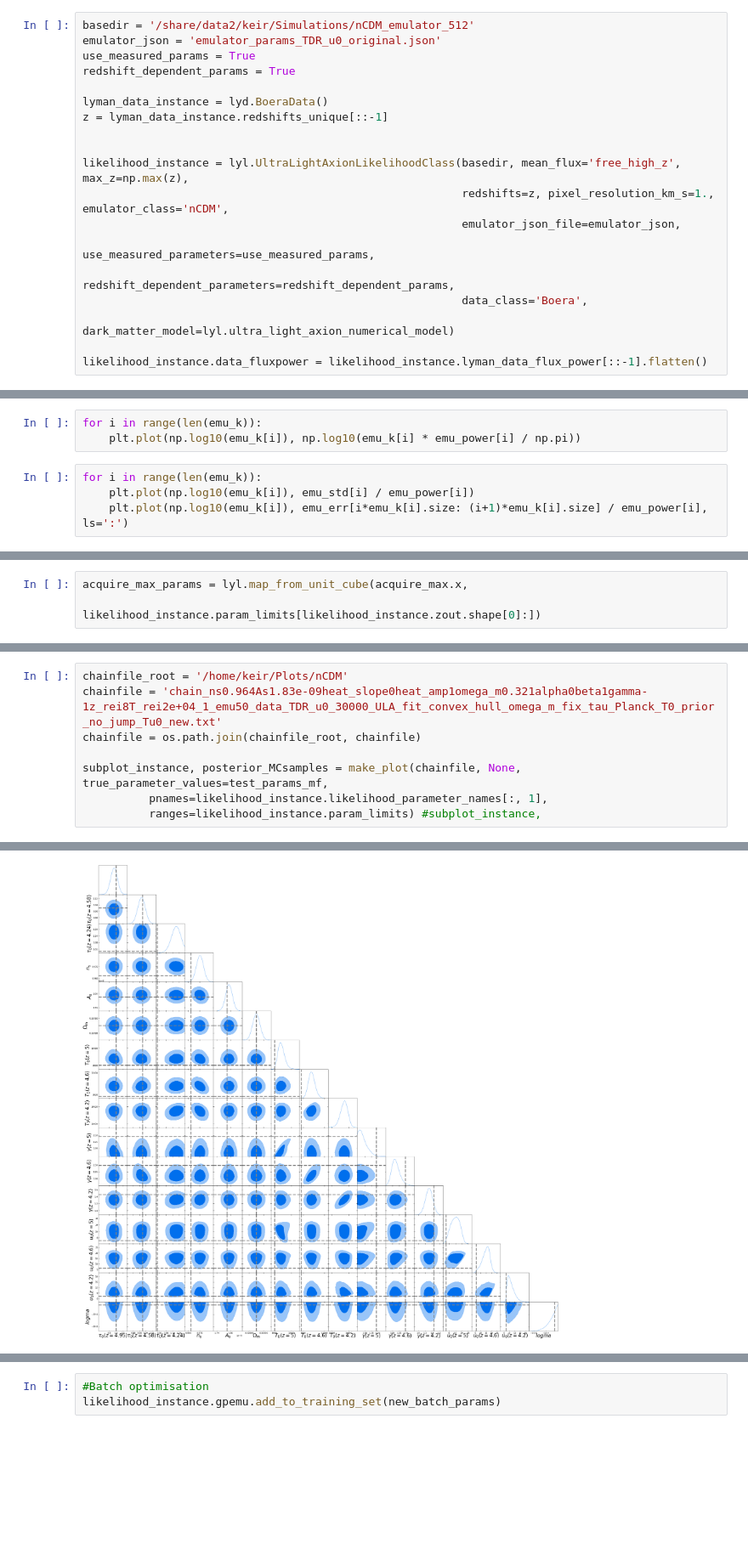
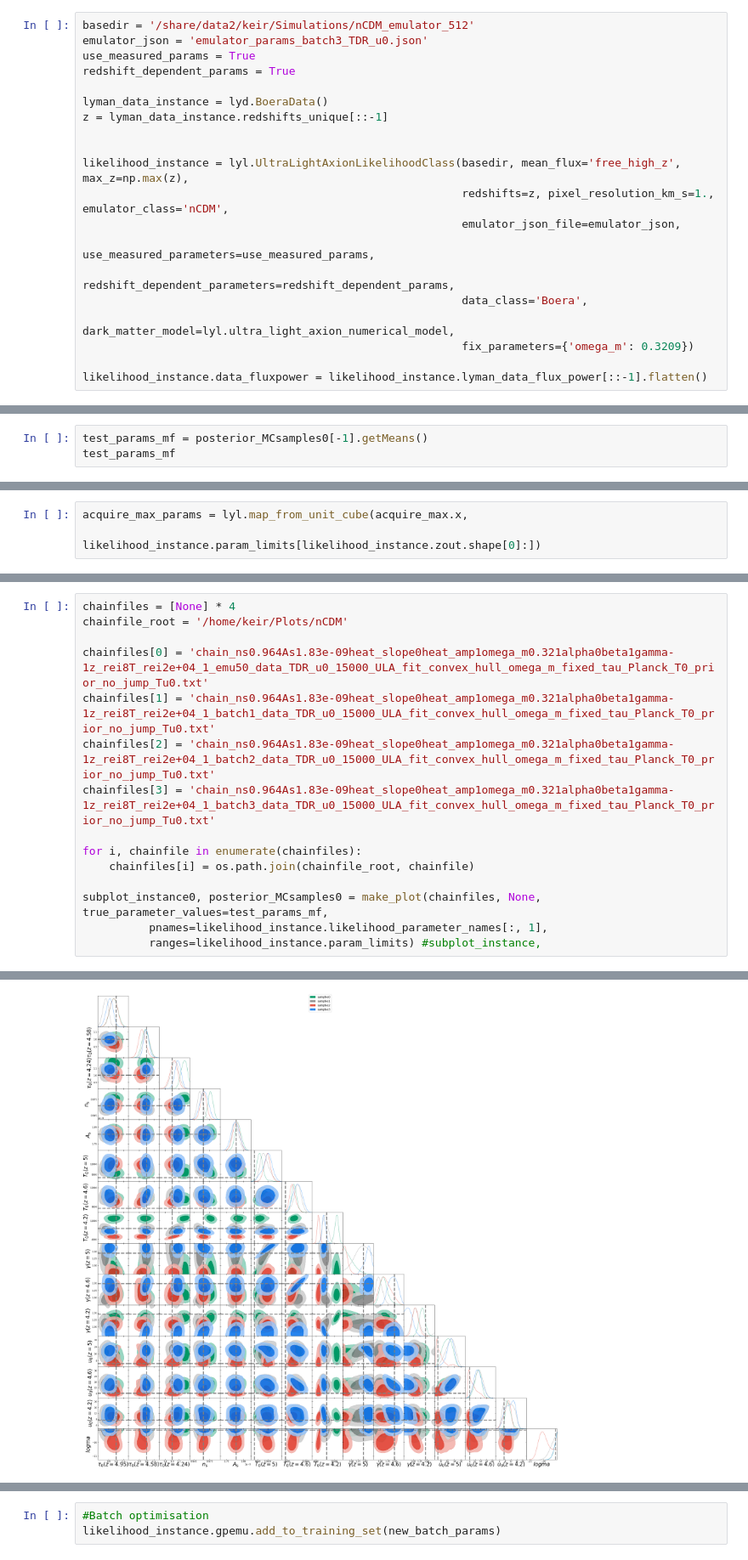
Before and after one commit to keirkwame/lya_emulator, a Jupyter notebook: lyaemu/bayesian_optimisation.ipynb, the cells around one changed output, grey strips where cells are left out. Shown at 85% size. Cells and saved outputs as stored; diff of their text form; blank space fills up the shorter version.

```diff
--- a/lyaemu/bayesian_optimisation.ipynb
+++ b/lyaemu/bayesian_optimisation.ipynb
@@ -32,7 +32,7 @@ The backend was *originally* set to 'module://ipykernel.pylab.backend_inline' by
   matplotlib.use('PDF')
 # %%
 basedir = '/share/data2/keir/Simulations/nCDM_emulator_512'
-emulator_json = 'emulator_params_TDR_u0_original.json'
+emulator_json = 'emulator_params_batch3_TDR_u0.json'
 use_measured_params = True
 redshift_dependent_params = True
 
@@ -46,7 +46,8 @@ likelihood_instance = lyl.UltraLightAxionLikelihoodClass(basedir, mean_flux='fre
                                                          use_measured_parameters=use_measured_params,
                                                          redshift_dependent_parameters=redshift_dependent_params,
                                                          data_class='Boera',
-                                                         dark_matter_model=lyl.ultra_light_axion_numerical_model)
+                                                         dark_matter_model=lyl.ultra_light_axion_numerical_model,
+                                                         fix_parameters={'omega_m': 0.3209})
 
 likelihood_instance.data_fluxpower = likelihood_instance.lyman_data_flux_power[::-1].flatten()
 # %% [output]
@@ -123,7 +95,0 @@ emu_k, emu_power, emu_std = likelihood_instance.get_predicted(test_params_mf)
-# %%
-for i in range(len(emu_k)):
-    plt.plot(np.log10(emu_k[i]), np.log10(emu_k[i] * emu_power[i] / np.pi))
-# %%
-for i in range(len(emu_k)):
-    plt.plot(np.log10(emu_k[i]), emu_std[i] / emu_power[i])
-    plt.plot(np.log10(emu_k[i]), emu_err[i*emu_k[i].size: (i+1)*emu_k[i].size] / emu_power[i], ls=':')
@@ -144,0 +96,3 @@ print('Acquisition =', acquire_mf)
+# %%
+test_params_mf = posterior_MCsamples0[-1].getMeans()
+test_params_mf
@@ -292,11 +245,18 @@ def make_plot(chainfile, savefile, true_parameter_values=None, pnames=None, rang
 
     return subplot_instance, posterior_MCsamples
 # %%
+chainfiles = [None] * 4
 chainfile_root = '/home/keir/Plots/nCDM'
-chainfile = 'chain_ns0.964As1.83e-09heat_slope0heat_amp1omega_m0.321alpha0beta1gamma-1z_rei8T_rei2e+04_1_emu50_data_TDR_u0_30000_ULA_fit_convex_hull_omega_m_fix_tau_Planck_T0_prior_no_jump_Tu0_new.txt'
-chainfile = os.path.join(chainfile_root, chainfile)
 
-subplot_instance, posterior_MCsamples = make_plot(chainfile, None, true_parameter_values=test_params_mf,
+chainfiles[0] = 'chain_ns0.964As1.83e-09heat_slope0heat_amp1omega_m0.321alpha0beta1gamma-1z_rei8T_rei2e+04_1_emu50_data_TDR_u0_15000_ULA_fit_convex_hull_omega_m_fixed_tau_Planck_T0_prior_no_jump_Tu0.txt'
+chainfiles[1] = 'chain_ns0.964As1.83e-09heat_slope0heat_amp1omega_m0.321alpha0beta1gamma-1z_rei8T_rei2e+04_1_batch1_data_TDR_u0_15000_ULA_fit_convex_hull_omega_m_fixed_tau_Planck_T0_prior_no_jump_Tu0.txt'
+chainfiles[2] = 'chain_ns0.964As1.83e-09heat_slope0heat_amp1omega_m0.321alpha0beta1gamma-1z_rei8T_rei2e+04_1_batch2_data_TDR_u0_15000_ULA_fit_convex_hull_omega_m_fixed_tau_Planck_T0_prior_no_jump_Tu0.txt'
+chainfiles[3] = 'chain_ns0.964As1.83e-09heat_slope0heat_amp1omega_m0.321alpha0beta1gamma-1z_rei8T_rei2e+04_1_batch3_data_TDR_u0_15000_ULA_fit_convex_hull_omega_m_fixed_tau_Planck_T0_prior_no_jump_Tu0.txt'
+
+for i, chainfile in enumerate(chainfiles):
+    chainfiles[i] = os.path.join(chainfile_root, chainfile)
+
+subplot_instance0, posterior_MCsamples0 = make_plot(chainfiles, None, true_parameter_values=test_params_mf,
           pnames=likelihood_instance.likelihood_parameter_names[:, 1],
           ranges=likelihood_instance.param_limits) #subplot_instance,
 # %% [output]
@@ -320 +279 @@ logma 1-sigma, 2-sigma: -19.34864 -19.04125 -19.58476 -19.00643
-[figure, old version]
+[figure, new version]
```
Also changed, not shown: parts of 75 cells of this notebook, 2 other files.
